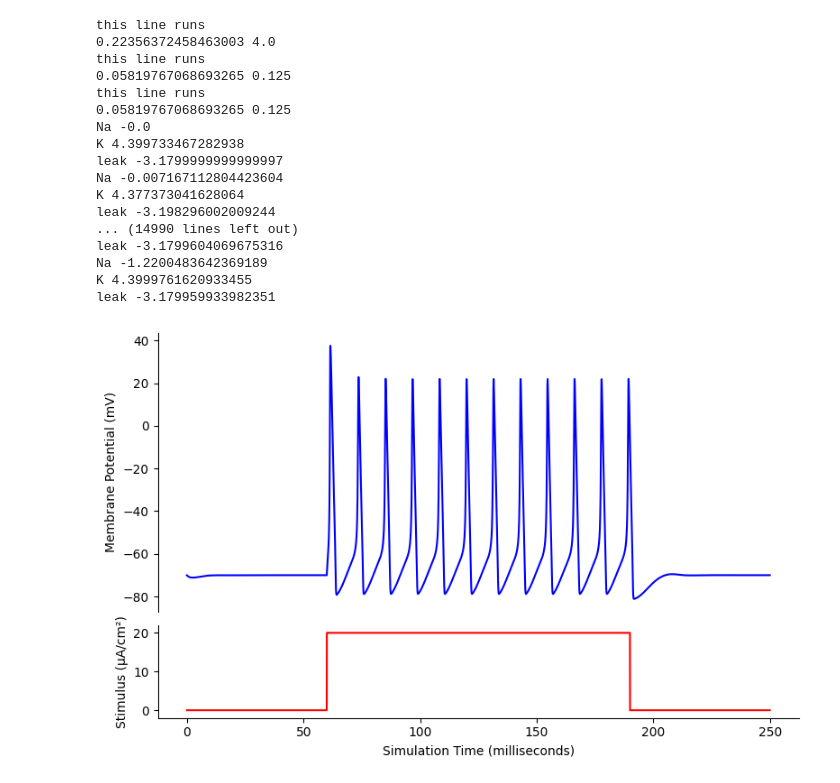
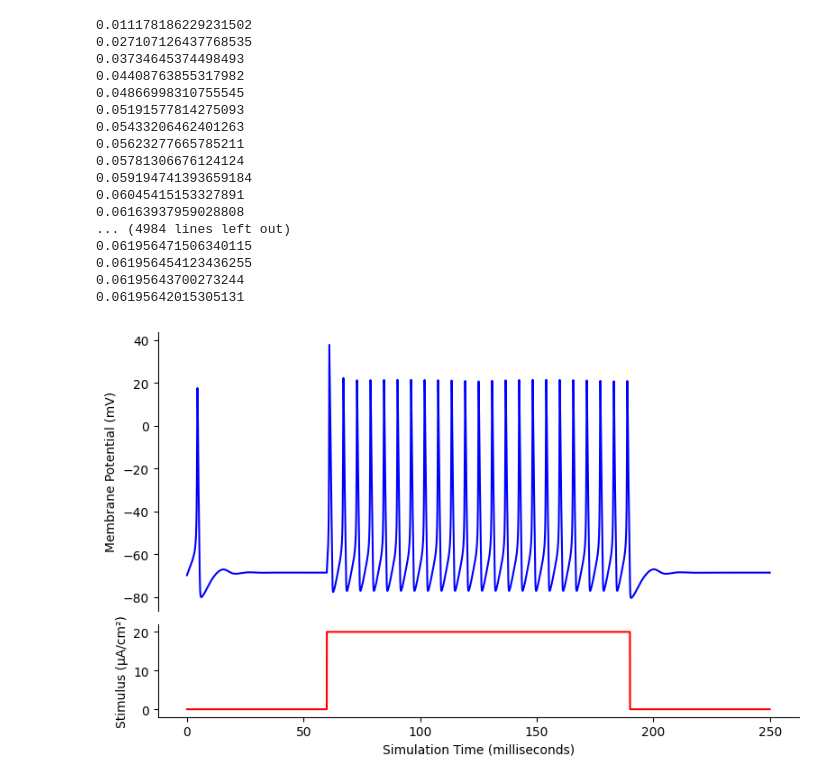
Before and after one commit to hhsherlock/Spiking_NN, a Jupyter notebook: run.ipynb, the cells around one changed output. Cells and saved outputs as stored; diff of their text form; code cells hidden in the pictures.

```diff
--- a/run.ipynb
+++ b/run.ipynb
@@ -15,53 +27,73 @@ import matplotlib.pyplot as plt
+# %%
+# gate states for voltage gated channels
+# they share the same m,n,h
+m = HH.Gate(0,0,0)
+n = HH.Gate(0,0,0)
+h = HH.Gate(0,0,0)
+
+sodium_channel = HH.Voltage_Sodium(120, 1, 115, Vm)
+potassium_channel = HH.Voltage_Potassium(26, 1, -12, Vm)
+leaky_channel = HH.Voltage_Leak(0.3, 1, 10.6, Vm)
+
+# m.init_update(m, n, h, deltaTms)
+# n.init_update(m, n, h, deltaTms)
+
+for i in range(len(times)):
+
+    sodium_channel.update_gP(m, n, h, deltaTms)
+    potassium_channel.update_gP(m, n, h, deltaTms)
+
+    INa = sodium_channel.current()
+    IK = potassium_channel.current()
+    Ileak = leaky_channel.current()
+
+    Isum = stim[i] - INa - IK - Ileak
+    Vm += deltaTms * Isum / Cm
+
+    voltages[i] = Vm
+
+    sodium_channel.Vm = Vm
+    potassium_channel.Vm = Vm
+    leaky_channel.Vm = Vm
+# %% [output]
+0.011178186229231502
+0.027107126437768535
+0.03734645374498493
+0.04408763855317982
+0.04866998310755545
+0.05191577814275093
+0.05433206462401263
+0.05623277665785211
+0.05781306676124124
+0.059194741393659184
+0.06045415153327891
+0.06163937959028808
+... (4984 lines left out)
+0.061956471506340115
+0.061956454123436255
+0.06195643700273244
+0.06195642015305131
 # %%
-hh = HH.HHModel()
-pointCount = 5000
-voltages = np.empty(pointCount)
-times = np.arange(pointCount) * 0.05
-stim = np.zeros(pointCount)
-stim[1200:3800] = 20  # create a square pulse
-
-for i in range(len(times)):
-    hh.Iterate(stimulusCurrent=stim[i], deltaTms=0.05)
-    voltages[i] = hh.Vm
-    # note: you could also plot hh's n, m, and k (channel open states)
-
 f, (ax1, ax2) = plt.subplots(2, 1, sharex=True, figsize=(8, 5),
                                 gridspec_kw={'height_ratios': [3, 1]})
 
 ax1.plot(times, voltages - 70, 'b')
 ax1.set_ylabel("Membrane Potential (mV)")
 # ax1.set_title("Hodgkin-Huxley Spiking Neuron Model", fontSize=16)
 ax1.spines['right'].set_visible(False)
 ax1.spines['top'].set_visible(False)
 ax1.spines['bottom'].set_visible(False)
 ax1.tick_params(bottom=False)
 
 ax2.plot(times, stim, 'r')
 ax2.set_ylabel("Stimulus (µA/cm²)")
 ax2.set_xlabel("Simulation Time (milliseconds)")
 ax2.spines['right'].set_visible(False)
 ax2.spines['top'].set_visible(False)
 
 plt.margins(0, 0.1)
 plt.tight_layout()
 # plt.savefig("dev/concept4.png")
 plt.show()
 # %% [output]
-this line runs
-0.22356372458463003 4.0
-this line runs
-0.05819767068693265 0.125
-this line runs
-0.05819767068693265 0.125
-Na -0.0
-K 4.399733467282938
-leak -3.1799999999999997
-Na -0.007167112804423604
-K 4.377373041628064
-leak -3.198296002009244
-... (14990 lines left out)
-leak -3.1799604069675316
-Na -1.2200483642369189
-K 4.3999761620933455
-leak -3.179959933982351
-[figure, old version]
+[figure, new version]
```
Also changed, not shown: parts of 4 cells of this notebook, 3 other files.
